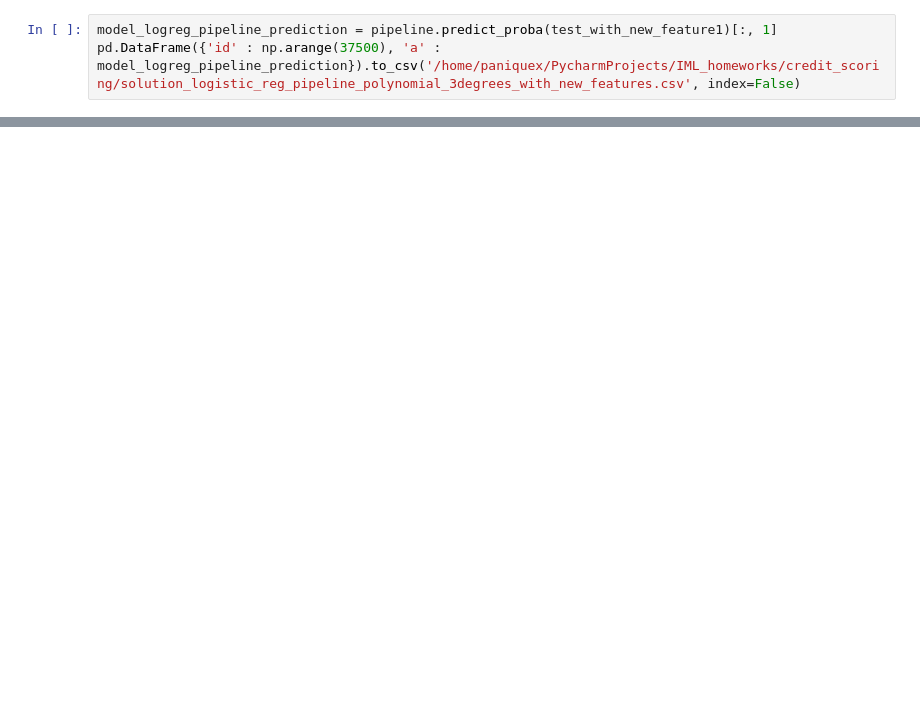
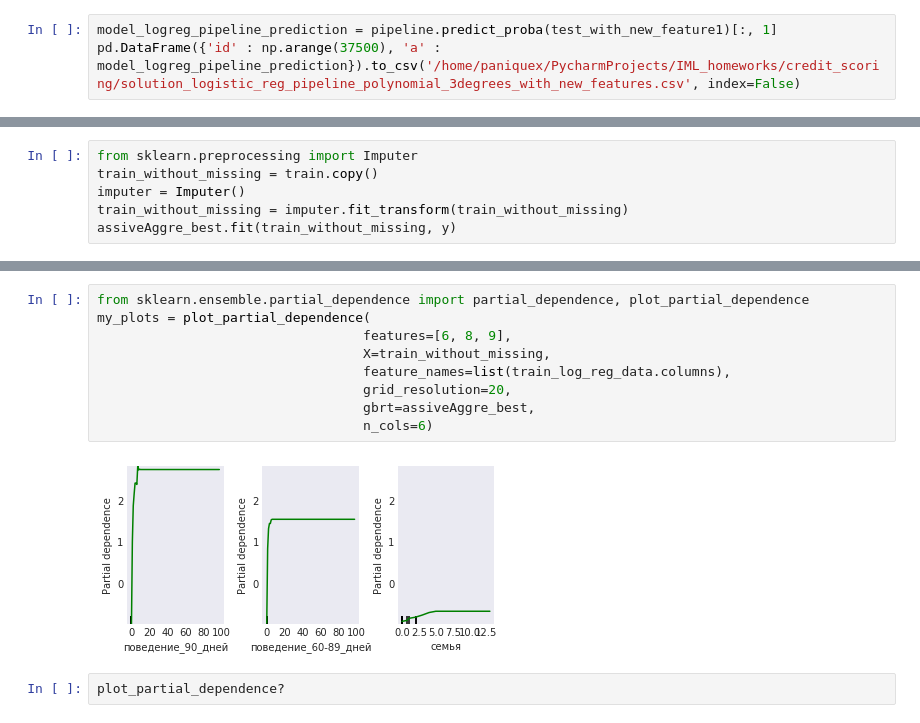
Before and after one commit to paniquex/IML_homeworks, a Jupyter notebook: credit_scoring/Untitled.ipynb, the cells around one changed output, grey strips where cells are left out. Cells and saved outputs as stored; diff of their text form; blank space fills up the shorter version.

```diff
--- a/credit_scoring/Untitled.ipynb
+++ b/credit_scoring/Untitled.ipynb
@@ -1135,0 +1144,6 @@ pd.DataFrame({'id' : np.arange(37500), 'a' : model_logreg_pipeline_prediction}).
+# %%
+from sklearn.preprocessing import Imputer
+train_without_missing = train.copy()
+imputer = Imputer()
+train_without_missing = imputer.fit_transform(train_without_missing)
+assiveAggre_best.fit(train_without_missing, y)
@@ -1135,0 +1160,13 @@ pd.DataFrame({'id' : np.arange(37500), 'a' : model_logreg_pipeline_prediction}).
+# %%
+from sklearn.ensemble.partial_dependence import partial_dependence, plot_partial_dependence
+my_plots = plot_partial_dependence(
+                                  features=[6, 8, 9],
+                                  X=train_without_missing,
+                                  feature_names=list(train_log_reg_data.columns),
+                                  grid_resolution=20,
+                                  gbrt=assiveAggre_best,
+                                  n_cols=6)
+# %% [output]
+[figure, added]
+# %%
+plot_partial_dependence?
```
Also changed, not shown: parts of 33 cells of this notebook.
